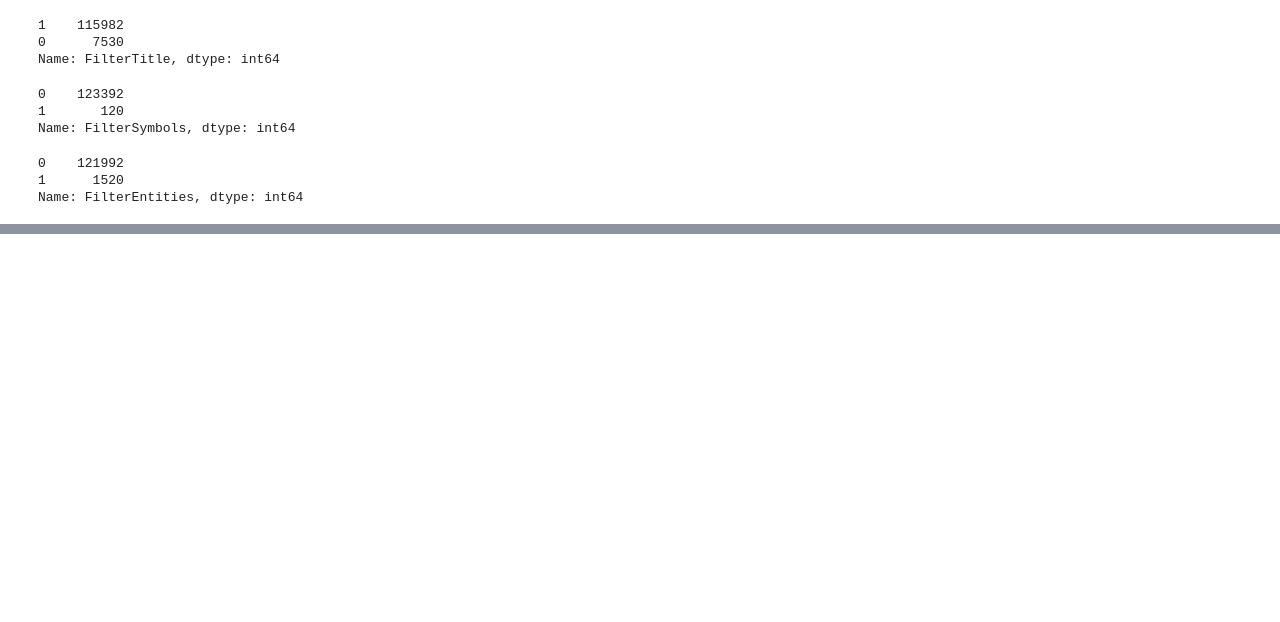
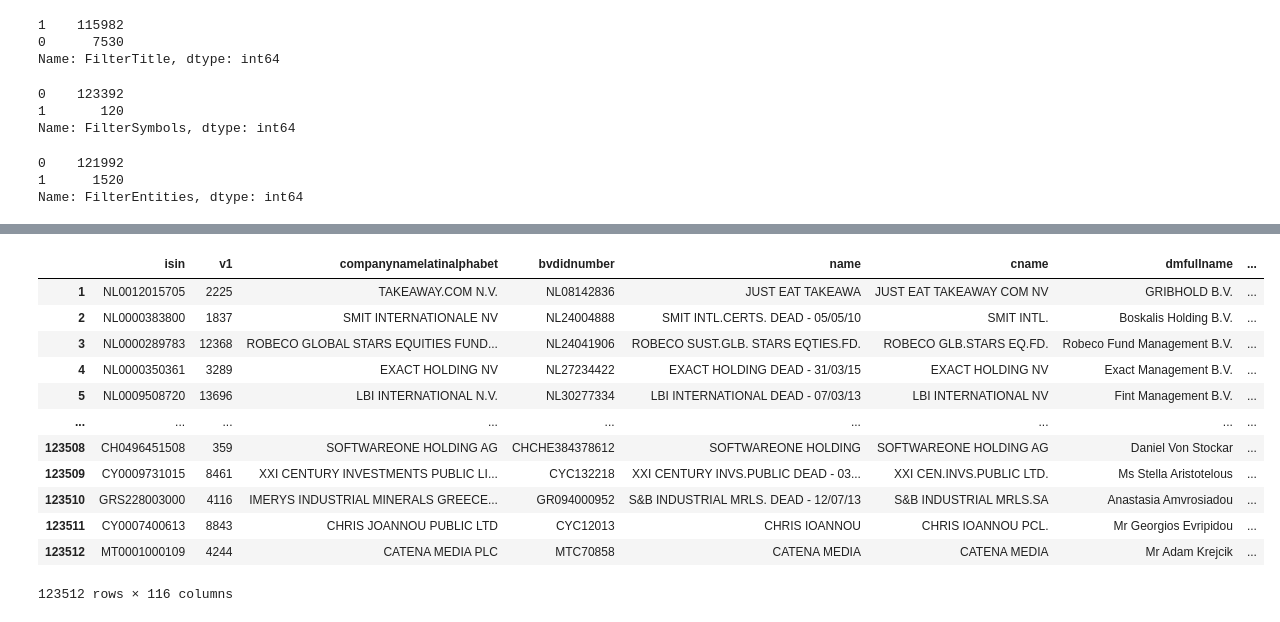
Before and after one commit to l-vicen/TUM-Eline-DataOperations, a Jupyter notebook: filtering-official.ipynb, the cells around one changed output, grey strips where cells are left out. Drawn from its saved outputs; the diff is of its cells as text; code cells hidden in the pictures; blank space fills up the shorter version.

```diff
--- a/filtering-official.ipynb
+++ b/filtering-official.ipynb
@@ -84,7 +84,7 @@ data["FilterSymbols"].value_counts() # Result shows that 120 observations are ce
 1       120
 Name: FilterSymbols, dtype: int64
 # %%
-# Third filterL: Location / Region based company entity identifier
+# Third filter: Location / Region based company entity identifier
 data["dmcountry"].value_counts()
 
 def company_legal_entity_identifier(entities):
@@ -106,7 +106,7 @@ data["FilterEntities"] = np.where(data["EntitiesCheck"].str.contains("1"), 1, 0)
 data = data.drop(["S.p.a.", "S.r.l.", "Ltd", "PLC", "B.V.", "Limited", "GmbH",
                        "AG", "UG", "e.V.", "SAS", "SARL", "SA", "OG", "KG", "LLC",
                        "U.A.", "C.V.", "AB", "HB", "KB", "Zrt.", "Kft.", "S.à r.l.",
-                       "S.A.", "SCSp", "LLCs", "Oy", "LTD","L.T.D.","P.C."], axis=1)
+                       "S.A.", "SCSp", "LLCs", "Oy", "LTD","L.T.D.","P.C.", "EntitiesCheck"], axis=1)
 
 data["FilterEntities"].value_counts() # Result shows that 120 observations are certainly not natural.
 # %% [output]
@@ -115,0 +163,7 @@ Name: FilterEntities, dtype: int64
+# %%
+# Filter Age, Birthdate and Gender
+
+# Coming up with a way to represent empty cells under age , birthday and gender. In this case by filling empty cells with the value -1.
+data["FilterAge"] = data["dmage"].fillna(value="-1")
+data["FilterBirthDate"] = data["dmbirthdate"].fillna(value="-1")
+data["FilterGender"] = data["dmgender"].fillna(value="-1")
@@ -115,0 +360,19 @@ Name: FilterEntities, dtype: int64
+# %%
+checked_data = pd.read_table("revision_manual.csv", engine="c", sep=",", index_col=0)
+# %%
+final_df = pd.concat([data, checked_data], axis=1, sort=False)
+final_df
+# %% [output]
+|  | isin | v1 | companynamelatinalphabet | bvdidnumber | name | cname | dmfullname | ... |
+| 1 | NL0012015705 | 2225 | TAKEAWAY.COM N.V. | NL08142836 | JUST EAT TAKEAWA | JUST EAT TAKEAWAY COM NV | GRIBHOLD B.V. | ... |
+| 2 | NL0000383800 | 1837 | SMIT INTERNATIONALE NV | NL24004888 | SMIT INTL.CERTS. DEAD - 05/05/10 | SMIT INTL. | Boskalis Holding B.V. | ... |
+| 3 | NL0000289783 | 12368 | ROBECO GLOBAL STARS EQUITIES FUND... | NL24041906 | ROBECO SUST.GLB. STARS EQTIES.FD. | ROBECO GLB.STARS EQ.FD. | Robeco Fund Management B.V. | ... |
+| 4 | NL0000350361 | 3289 | EXACT HOLDING NV | NL27234422 | EXACT HOLDING DEAD - 31/03/15 | EXACT HOLDING NV | Exact Management B.V. | ... |
+| 5 | NL0009508720 | 13696 | LBI INTERNATIONAL N.V. | NL30277334 | LBI INTERNATIONAL DEAD - 07/03/13 | LBI INTERNATIONAL NV | Fint Management B.V. | ... |
+| ... | ... | ... | ... | ... | ... | ... | ... | ... |
+| 123508 | CH0496451508 | 359 | SOFTWAREONE HOLDING AG | CHCHE384378612 | SOFTWAREONE HOLDING | SOFTWAREONE HOLDING AG | Daniel Von Stockar | ... |
+| 123509 | CY0009731015 | 8461 | XXI CENTURY INVESTMENTS PUBLIC LI... | CYC132218 | XXI CENTURY INVS.PUBLIC DEAD - 03... | XXI CEN.INVS.PUBLIC LTD. | Ms Stella Aristotelous | ... |
+| 123510 | GRS228003000 | 4116 | IMERYS INDUSTRIAL MINERALS GREECE... | GR094000952 | S&B INDUSTRIAL MRLS. DEAD - 12/07/13 | S&B INDUSTRIAL MRLS.SA | Anastasia Amvrosiadou | ... |
+| 123511 | CY0007400613 | 8843 | CHRIS JOANNOU PUBLIC LTD | CYC12013 | CHRIS IOANNOU | CHRIS IOANNOU PCL. | Mr Georgios Evripidou | ... |
+| 123512 | MT0001000109 | 4244 | CATENA MEDIA PLC | MTC70858 | CATENA MEDIA | CATENA MEDIA | Mr Adam Krejcik | ... |
+123512 rows × 116 columns
```
Also changed, not shown: parts of 36 cells of this notebook, 1 other file.
